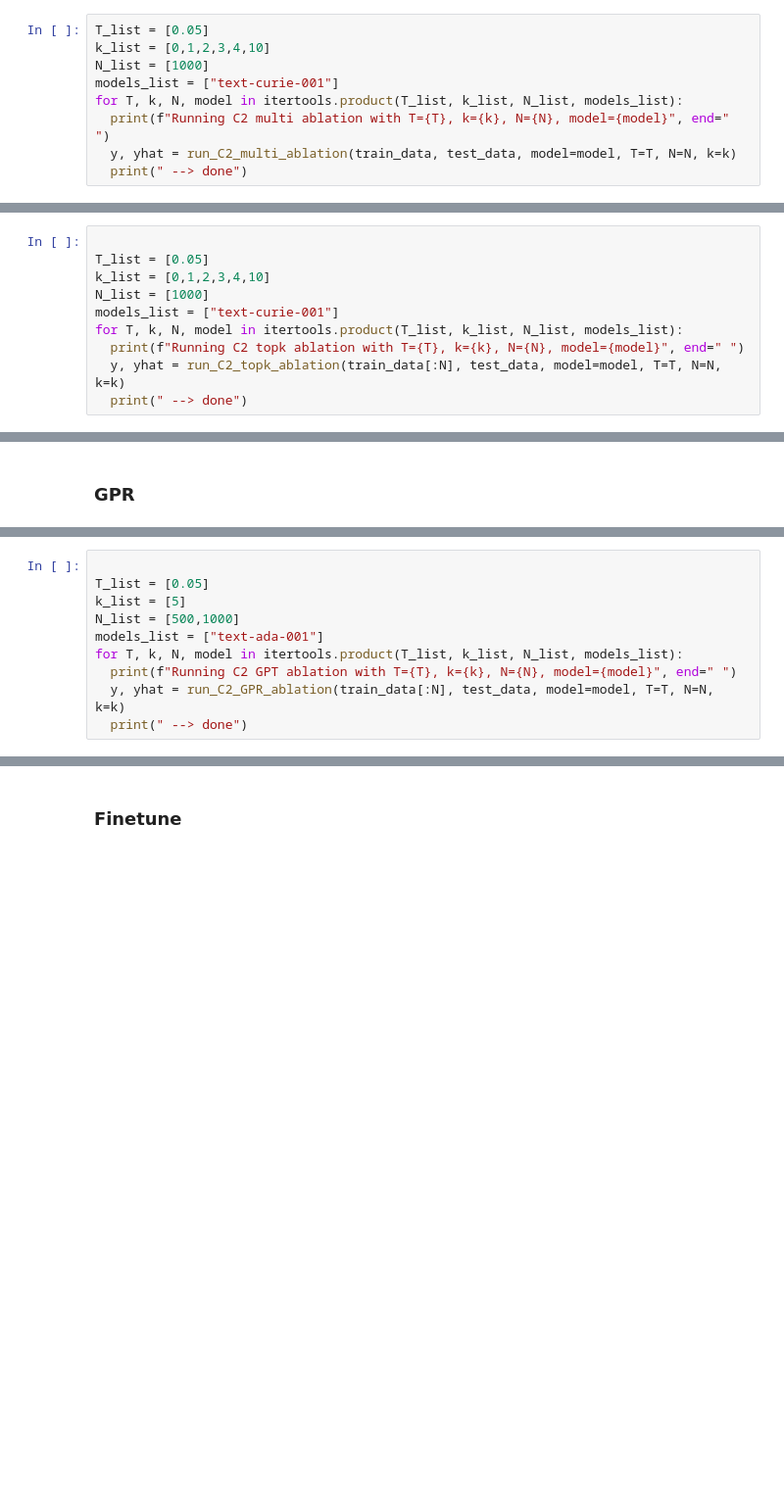
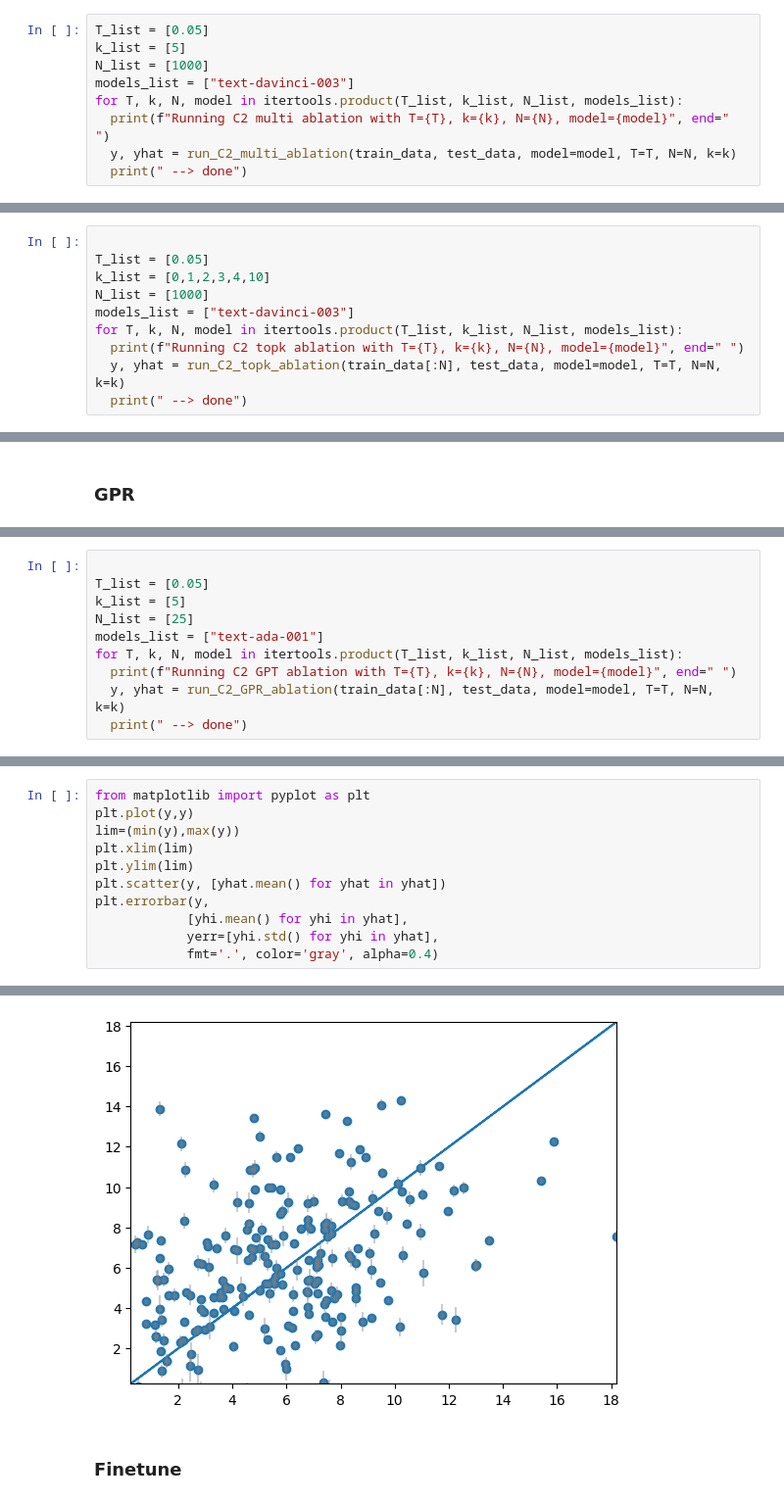
Before and after one commit to ur-whitelab/BO-LIFT, a Jupyter notebook: paper/Ablation_Experiments.ipynb, the cells around one changed output, grey strips where cells are left out. Shown at 98% size. Drawn from its saved outputs; the diff is of its cells as text; blank space fills up the shorter version.

```diff
--- a/paper/Ablation_Experiments.ipynb
+++ b/paper/Ablation_Experiments.ipynb
@@ -107,9 +111,9 @@ def run_C2_multi_ablation(train_data, test_data, model="text-curie-001", T=0.05,
     return y, yhat
 # %%
 T_list = [0.05]
-k_list = [0,1,2,3,4,10]
+k_list = [5]
 N_list = [1000]
-models_list = ["text-curie-001"]
+models_list = ["text-davinci-003"]
 for T, k, N, model in itertools.product(T_list, k_list, N_list, models_list):
   print(f"Running C2 multi ablation with T={T}, k={k}, N={N}, model={model}", end=" ")
   y, yhat = run_C2_multi_ablation(train_data, test_data, model=model, T=T, N=N, k=k)
@@ -142,7 +145,7 @@ def run_C2_topk_ablation(train_data, test_data, model="text-curie-001", T=0.05,
 T_list = [0.05]
 k_list = [0,1,2,3,4,10]
 N_list = [1000]
-models_list = ["text-curie-001"]
+models_list = ["text-davinci-003"]
 for T, k, N, model in itertools.product(T_list, k_list, N_list, models_list):
   print(f"Running C2 topk ablation with T={T}, k={k}, N={N}, model={model}", end=" ")
   y, yhat = run_C2_topk_ablation(train_data[:N], test_data, model=model, T=T, N=N, k=k)
@@ -181,7 +227,7 @@ def run_C2_GPR_ablation(train_data, test_data, model="text-curie-001", T=0.05, N
 
 T_list = [0.05]
 k_list = [5]
-N_list = [500,1000]
+N_list = [25]
 models_list = ["text-ada-001"]
 for T, k, N, model in itertools.product(T_list, k_list, N_list, models_list):
   print(f"Running C2 GPT ablation with T={T}, k={k}, N={N}, model={model}", end=" ")
@@ -192,0 +239,12 @@ KeyboardInterrupt:
+# %%
+from matplotlib import pyplot as plt
+plt.plot(y,y)
+lim=(min(y),max(y))
+plt.xlim(lim)
+plt.ylim(lim)
+plt.scatter(y, [yhat.mean() for yhat in yhat])
+plt.errorbar(y,
+            [yhi.mean() for yhi in yhat],
+            yerr=[yhi.std() for yhi in yhat],
+            fmt='.', color='gray', alpha=0.4)
+# %% [output]
@@ -193,3 +252,4 @@ KeyboardInterrupt:
+[figure, added]
 # %% [markdown]
 ### Finetune
 # %%
```
Also changed, not shown: parts of 9 cells of this notebook, 28 other files.
